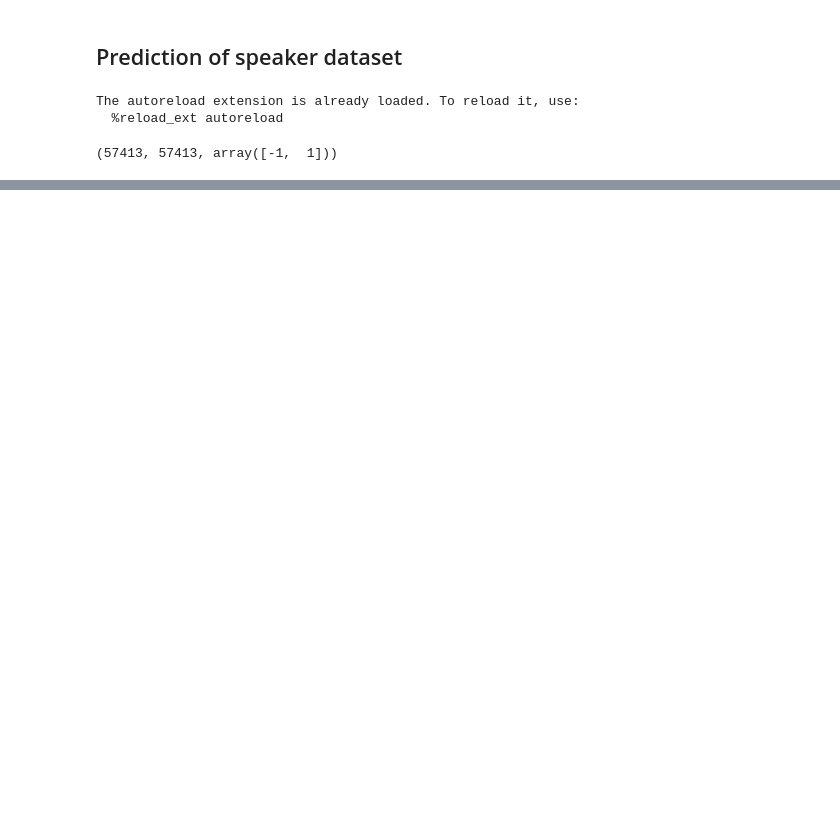
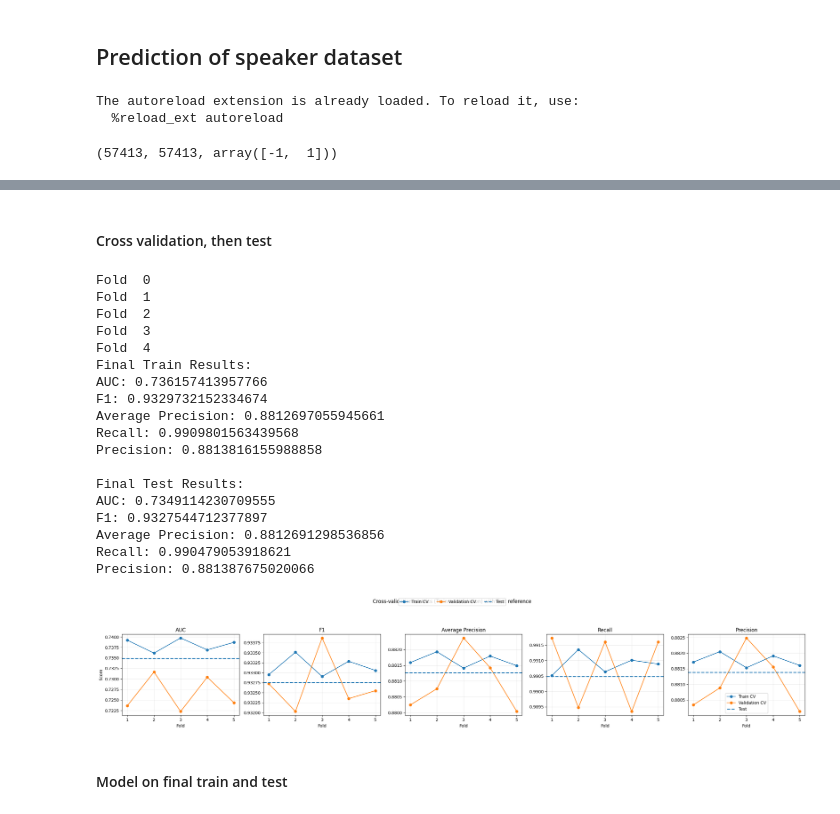
Before and after one commit to alan-man/tal-projet, a Jupyter notebook: speakers.ipynb, the cells around one changed output, grey strips where cells are left out. Drawn from its saved outputs; the diff is of its cells as text; code cells hidden in the pictures; blank space fills up the shorter version.

```diff
--- a/speakers.ipynb
+++ b/speakers.ipynb
@@ -183,0 +199,2 @@ lr = pipeline(lr,X_train,y_train)
+# %% [markdown]
+#### Cross validation, then test
@@ -183,0 +345,32 @@ lr = pipeline(lr,X_train,y_train)
+# %%
+cv_train(LogisticRegression,
+    {"solver": "lbfgs", "max_iter": 1000},
+    {"name":"count", "stop_words":final_stopwords_list, "max_features":None, "preprocessor":prep},
+    X_train,
+    y_train,
+    X_test,
+    y_test,
+    cv=5,
+    test_size=0.2)
+# %% [output]
+Fold  0
+Fold  1
+Fold  2
+Fold  3
+Fold  4
+Final Train Results:
+AUC: 0.736157413957766
+F1: 0.9329732152334674
+Average Precision: 0.8812697055945661
+Recall: 0.9909801563439568
+Precision: 0.8813816155988858
+
+Final Test Results:
+AUC: 0.7349114230709555
+F1: 0.9327544712377897
+Average Precision: 0.8812691298536856
+Recall: 0.990479053918621
+Precision: 0.881387675020066
+[figure, added]
+# %% [markdown]
+#### Model on final train and test
```
Also changed, not shown: parts of 24 cells of this notebook, 1 other file.
